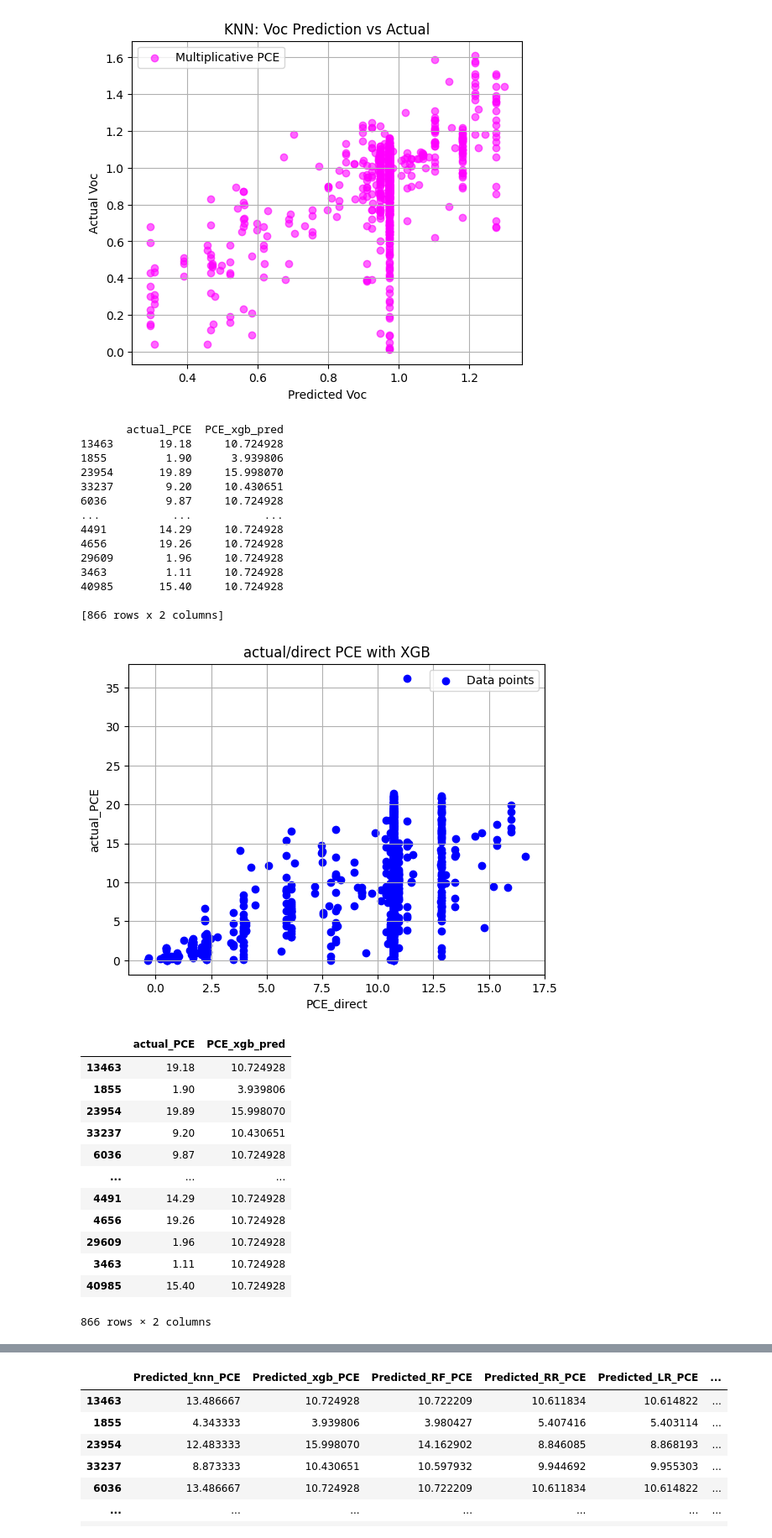
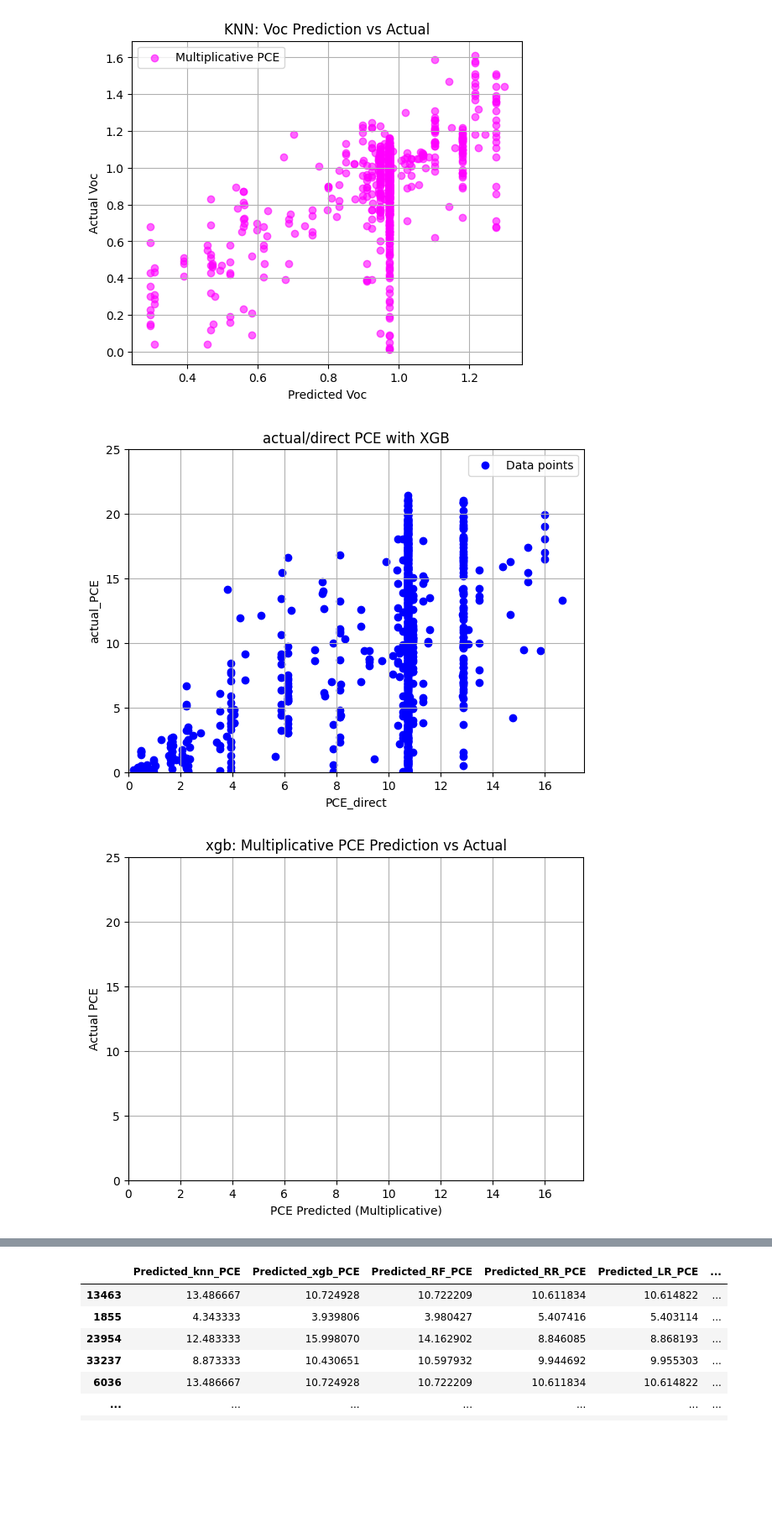
Before and after one commit to drcgreenland/PerovskiteML_project, a Jupyter notebook: replicating.ipynb, the cells around one changed output, grey strips where cells are left out. Shown at 84% size. Saved outputs shown, nothing was run; the diff lists cells and outputs as text; code cells hidden in the pictures; blank space fills up the shorter version.

Commit message:
Yet to finish debugging the display of mult vs actual pce, commit later

```diff
--- a/replicating.ipynb
+++ b/replicating.ipynb
@@ -836,93 +836,69 @@ FF_xgb_pred = pd.DataFrame(FF_xgb_pred, index=X_test.index, columns=["FF_xgb_pre
 xgb.fit(X_train, filtered_table3.loc[X_train.index, "JV_default_PCE"])
 PCE_xgb_pred = xgb.predict(X_test)
 PCE_xgb_pred = pd.DataFrame(PCE_xgb_pred, index=X_test.index, columns=["PCE_xgb_pred"])
-# Predicted_xgb_PCE = (FF_xgb_pred * Voc_xgb_pred * Jsc_xgb_pred * 1000) / (light_intensity)
-# Predicted_xgb_PCE
+
+Predicted_xgb_PCE = (FF_xgb_pred * Voc_xgb_pred * Jsc_xgb_pred * 1000) / (light_intensity)
+Predicted_xgb_PCE = pd.DataFrame(Predicted_xgb_PCE, index=X_test.index, columns=["Predicted_xgb_PCE"])
 
 combined_xgb_PCE = pd.concat([actual_PCE, PCE_xgb_pred], axis=1)
-
 combined_xgb_PCE.columns = ['actual_PCE', 'PCE_xgb_pred']
-
-print(combined_xgb_PCE)
 
 x = combined_xgb_PCE["PCE_xgb_pred"]
 y = combined_xgb_PCE["actual_PCE"]
 
 
+plt.figure(figsize=(7, 5))
 plt.scatter(x, y, color='blue', label='Data points')
 plt.xlabel('PCE_direct')
 plt.ylabel('actual_PCE')
+x_min, x_max = 0, 17.5
+y_min, y_max = 0, 25
+plt.xlim(x_min, x_max)
+plt.ylim(y_min, y_max)
 plt.title('actual/direct PCE with XGB')
 plt.legend()
 plt.grid(True)
 plt.show()
-combined_xgb_PCE
 
 
-plt.figure(figsize=(6, 5))
-plt.scatter(Predicted_mult_PCE, actual_PCE, color='green', alpha=0.6)
+plt.figure(figsize=(7, 5))
+plt.scatter(Predicted_xgb_PCE, actual_PCE, color='green', alpha=0.6)
 plt.xlabel("PCE Predicted (Multiplicative)")
 plt.ylabel("Actual PCE")
-x_min, x_max = 0, 160
+x_min, x_max = 0, 17.5
 y_min, y_max = 0, 25
 plt.xlim(x_min, x_max)
 plt.ylim(y_min, y_max)
-plt.title("KNN: Multiplicative PCE Prediction vs Actual")
+plt.title("xgb: Multiplicative PCE Prediction vs Actual")
 plt.grid(True)
 plt.show()
 
-plt.figure(figsize=(6, 5))
-plt.scatter(Jsc_knn_pred, actual_Jsc, color='red', alpha=0.6)
-plt.xlabel("Predicted PCE")
-plt.ylabel("Actual PCE")
-plt.title("KNN: Jsc Prediction vs Actual")
+plt.figure(figsize=(7, 5))
+plt.scatter(Jsc_xgb_pred, actual_Jsc, color='red', alpha=0.6)
+plt.xlabel("Predicted Jsc")
+plt.ylabel("Actual Jsc")
+plt.title("xgb: Jsc Prediction vs Actual")
 plt.legend()
 plt.grid(True)
 plt.show()
 
-plt.figure(figsize=(6, 5))
-plt.scatter(FF_knn_pred, actual_FF, color='black', alpha=0.6)
+plt.figure(figsize=(7, 5))
+plt.scatter(FF_xgb_pred, actual_FF, color='black', alpha=0.6)
 plt.xlabel("Predicted FF")
 plt.ylabel("Actual FF")
-plt.title("KNN: FF Prediction vs Actual")
+plt.title("xgb: FF Prediction vs Actual")
 plt.legend()
 plt.grid(True)
 plt.show()
 
-plt.figure(figsize=(6, 5))
-plt.scatter(Voc_knn_pred, actual_Voc, color='magenta', alpha=0.6, label='Multiplicative PCE')
+plt.figure(figsize=(7, 5))
+plt.scatter(Voc_xgb_pred, actual_Voc, color='magenta', alpha=0.6, label='Multiplicative PCE')
 plt.xlabel("Predicted Voc")
 plt.ylabel("Actual Voc")
-plt.title("KNN: Voc Prediction vs Actual")
+plt.title("xgb: Voc Prediction vs Actual")
 plt.legend()
 plt.grid(True)
 plt.show()
 # %% [output]
-       actual_PCE  PCE_xgb_pred
-13463       19.18     10.724928
-1855         1.90      3.939806
-23954       19.89     15.998070
-33237        9.20     10.430651
-6036         9.87     10.724928
-...           ...           ...
-4491        14.29     10.724928
-4656        19.26     10.724928
-29609        1.96     10.724928
-3463         1.11     10.724928
-40985       15.40     10.724928
-
-[866 rows x 2 columns]
-[figure, old version]
+[figure, new version]
-|  | actual_PCE | PCE_xgb_pred |
-| 13463 | 19.18 | 10.724928 |
-| 1855 | 1.90 | 3.939806 |
-| 23954 | 19.89 | 15.998070 |
-| 33237 | 9.20 | 10.430651 |
-| 6036 | 9.87 | 10.724928 |
-| ... | ... | ... |
-| 4491 | 14.29 | 10.724928 |
-| 4656 | 19.26 | 10.724928 |
-| 29609 | 1.96 | 10.724928 |
-| 3463 | 1.11 | 10.724928 |
-| 40985 | 15.40 | 10.724928 |
-866 rows × 2 columns
+[figure, added]
```
Also changed, not shown: parts of 7 cells of this notebook.
